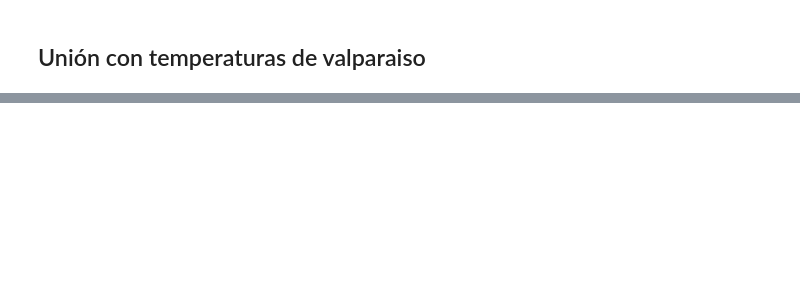
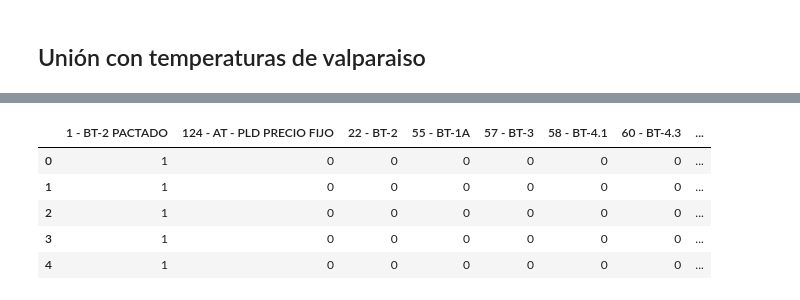
Before and after one commit to slotbite/Jupyter-Notebook, a Jupyter notebook: Modelos/Consumo/Consumo.ipynb, the cells around one changed output, grey strips where cells are left out. Saved outputs shown, nothing was run; the diff lists cells and outputs as text; code cells hidden in the pictures; blank space fills up the shorter version.

```diff
--- a/Modelos/Consumo/Consumo.ipynb
+++ b/Modelos/Consumo/Consumo.ipynb
@@ -209,0 +204,10 @@ sns.jointplot(data = data, x= 'min', y ='CONSUMO', kind="reg", ylim=(240,350))
+# %%
+hot_plan = pd.get_dummies(df['PLAN_COMERCIAL'])
+hot_plan.head()
+# %% [output]
+|  | 1 - BT-2 PACTADO | 124 - AT - PLD PRECIO FIJO | 22 - BT-2 | 55 - BT-1A | 57 - BT-3 | 58 - BT-4.1 | 60 - BT-4.3 | ... |
+| 0 | 1 | 0 | 0 | 0 | 0 | 0 | 0 | ... |
+| 1 | 1 | 0 | 0 | 0 | 0 | 0 | 0 | ... |
+| 2 | 1 | 0 | 0 | 0 | 0 | 0 | 0 | ... |
+| 3 | 1 | 0 | 0 | 0 | 0 | 0 | 0 | ... |
+| 4 | 1 | 0 | 0 | 0 | 0 | 0 | 0 | ... |
```
Also changed, not shown: parts of 55 cells of this notebook.
